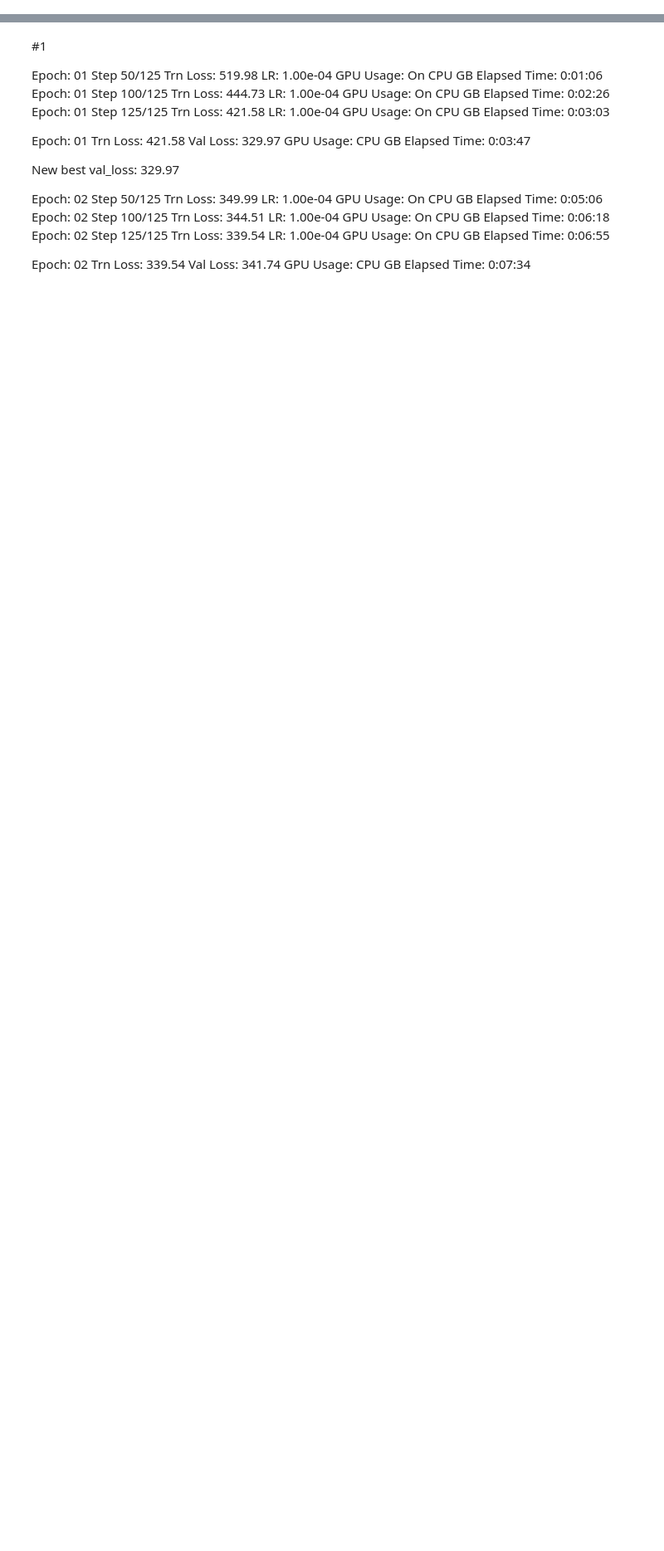
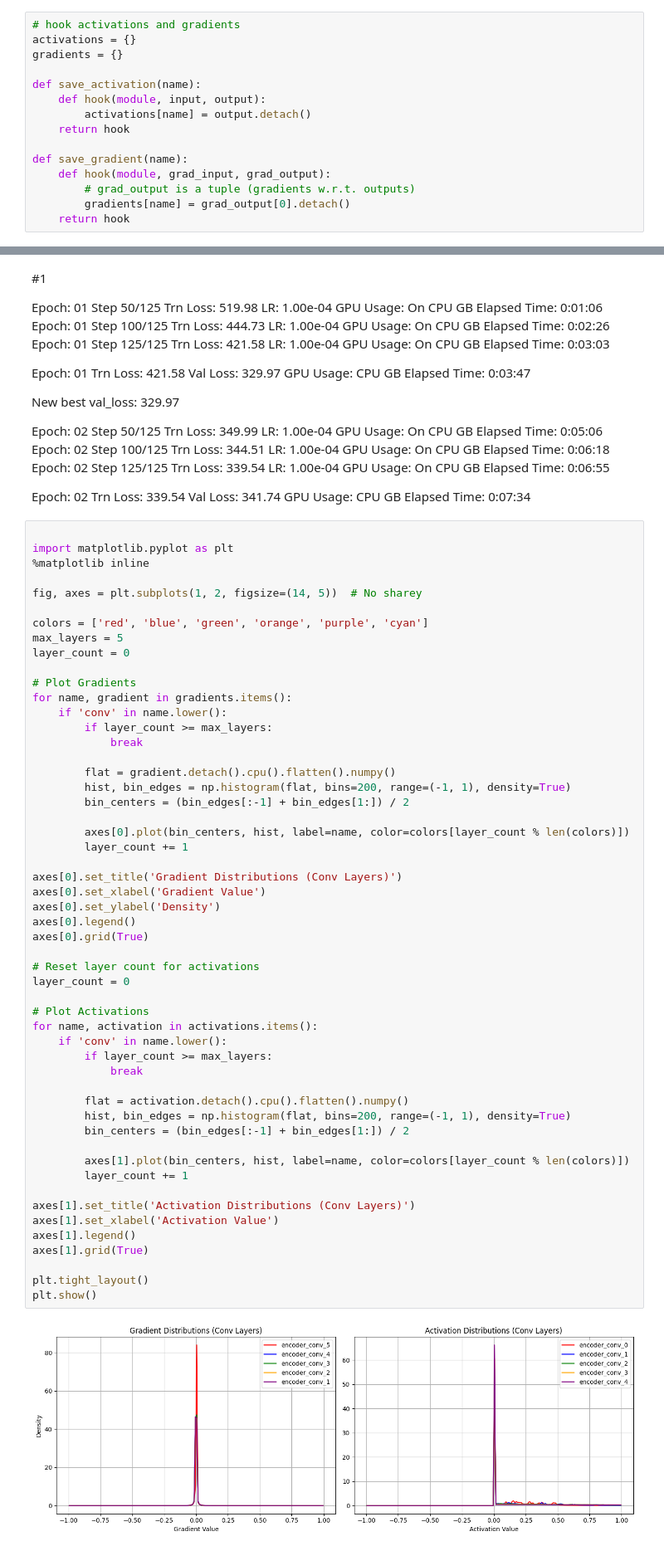
Before and after one commit to kxk254/mit, a Jupyter notebook: UNCWave/oneconvnxt.ipynb, the cells around one changed output, grey strips where cells are left out. Shown: that part at 83% size. Cells and saved outputs as stored; diff of their text form; blank space fills up the shorter version.

```diff
--- a/UNCWave/oneconvnxt.ipynb
+++ b/UNCWave/oneconvnxt.ipynb
@@ -376,6 +424,21 @@ def seed_everything(
     if torch.backends.cudnn.is_available:
         torch.backends.cudnn.deterministic = True
         torch.backends.cudnn.benchmark = False
+# %%
+# hook activations and gradients
+activations = {}
+gradients = {}
+
+def save_activation(name):
+    def hook(module, input, output):
+        activations[name] = output.detach()
+    return hook
+
+def save_gradient(name):
+    def hook(module, grad_input, grad_output):
+        # grad_output is a tuple (gradients w.r.t. outputs)
+        gradients[name] = grad_output[0].detach()
+    return hook
 # %%
 
 import os
@@ -588,3 +684,58 @@ Epoch: 02  Step 100/125  Trn Loss: 344.51  LR: 1.00e-04  GPU Usage: On CPU GB  E
 Epoch: 02  Step 125/125  Trn Loss: 339.54  LR: 1.00e-04  GPU Usage: On CPU GB  Elapsed Time: 0:06:55
 
 Epoch: 02  Trn Loss: 339.54  Val Loss: 341.74  GPU Usage: CPU GB  Elapsed Time: 0:07:34
+# %%
+
+import matplotlib.pyplot as plt
+%matplotlib inline
+
+fig, axes = plt.subplots(1, 2, figsize=(14, 5))  # No sharey
+
+colors = ['red', 'blue', 'green', 'orange', 'purple', 'cyan']
+max_layers = 5
+layer_count = 0
+
+# Plot Gradients
+for name, gradient in gradients.items():
+    if 'conv' in name.lower():
+        if layer_count >= max_layers:
+            break
+
+        flat = gradient.detach().cpu().flatten().numpy()
+        hist, bin_edges = np.histogram(flat, bins=200, range=(-1, 1), density=True)
+        bin_centers = (bin_edges[:-1] + bin_edges[1:]) / 2
+
+        axes[0].plot(bin_centers, hist, label=name, color=colors[layer_count % len(colors)])
+        layer_count += 1
+
+axes[0].set_title('Gradient Distributions (Conv Layers)')
+axes[0].set_xlabel('Gradient Value')
+axes[0].set_ylabel('Density')
+axes[0].legend()
+axes[0].grid(True)
+
+# Reset layer count for activations
+layer_count = 0
+
+# Plot Activations
+for name, activation in activations.items():
+    if 'conv' in name.lower():
+        if layer_count >= max_layers:
+            break
+
+        flat = activation.detach().cpu().flatten().numpy()
+        hist, bin_edges = np.histogram(flat, bins=200, range=(-1, 1), density=True)
+        bin_centers = (bin_edges[:-1] + bin_edges[1:]) / 2
+
+        axes[1].plot(bin_centers, hist, label=name, color=colors[layer_count % len(colors)])
+        layer_count += 1
+
+axes[1].set_title('Activation Distributions (Conv Layers)')
+axes[1].set_xlabel('Activation Value')
+axes[1].legend()
+axes[1].grid(True)
+
+plt.tight_layout()
+plt.show()
+# %% [output]
+[figure, added]
```
Also changed, not shown: parts of 4 cells of this notebook, 2 other files.
